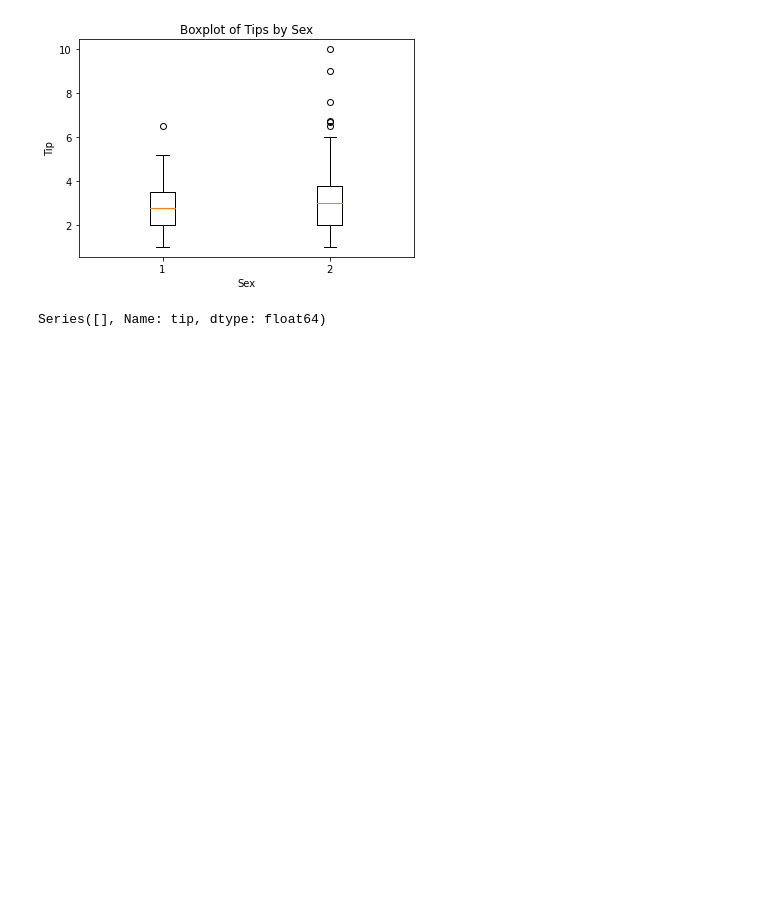
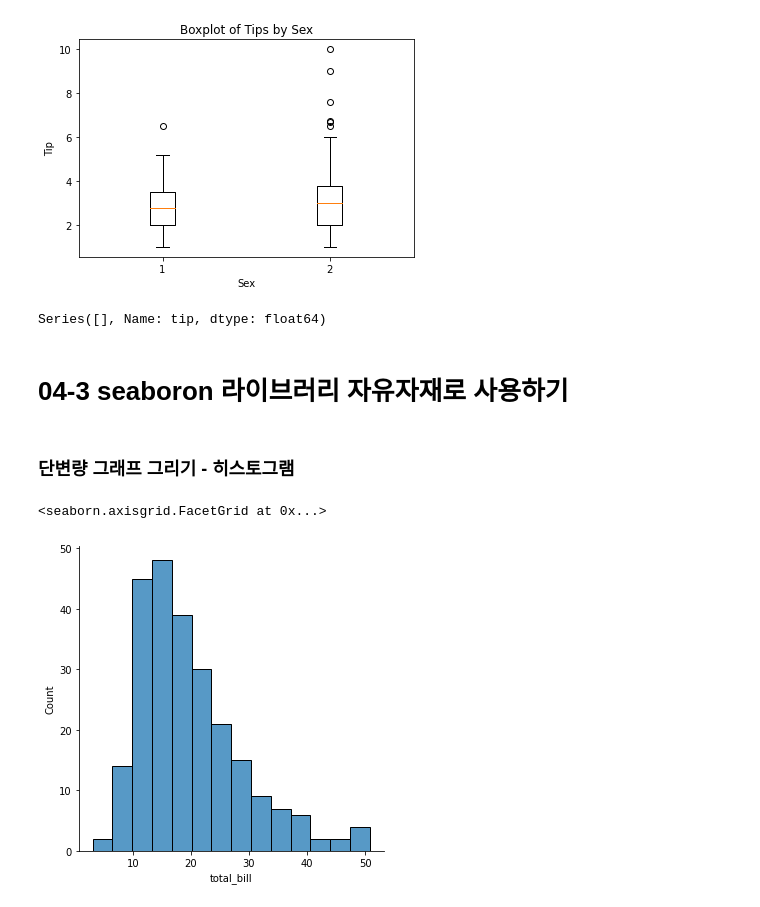
Before and after one commit to countifs/fork-doit_pandas, a Jupyter notebook: practice/04. 그래프 그리기.ipynb, the cells around one changed output. Drawn from its saved outputs; the diff is of its cells as text; code cells hidden in the pictures; blank space fills up the shorter version.

```diff
--- a/practice/04. 그래프 그리기.ipynb
+++ b/practice/04. 그래프 그리기.ipynb
@@ -267,3 +267,16 @@ tips_male = tips[tips['sex'] == 'male']['tip']
 tips_male
 # %% [output]
 Series([], Name: tip, dtype: float64)
+# %% [markdown]
+# 04-3  seaboron 라이브러리 자유자재로 사용하기
+# %% [markdown]
+### 단변량 그래프 그리기 - 히스토그램
+# %%
+import seaborn as sns
+tips = sns.load_dataset("tips")
+# %%
+ax = sns.displot(tips['total_bill'])
+ax.set_titles('Total Bill Histogram with Density Plot')
+# %% [output]
+<seaborn.axisgrid.FacetGrid at 0x...>
+[figure, added]
```
Also changed, not shown: parts of 1 cell of this notebook.
